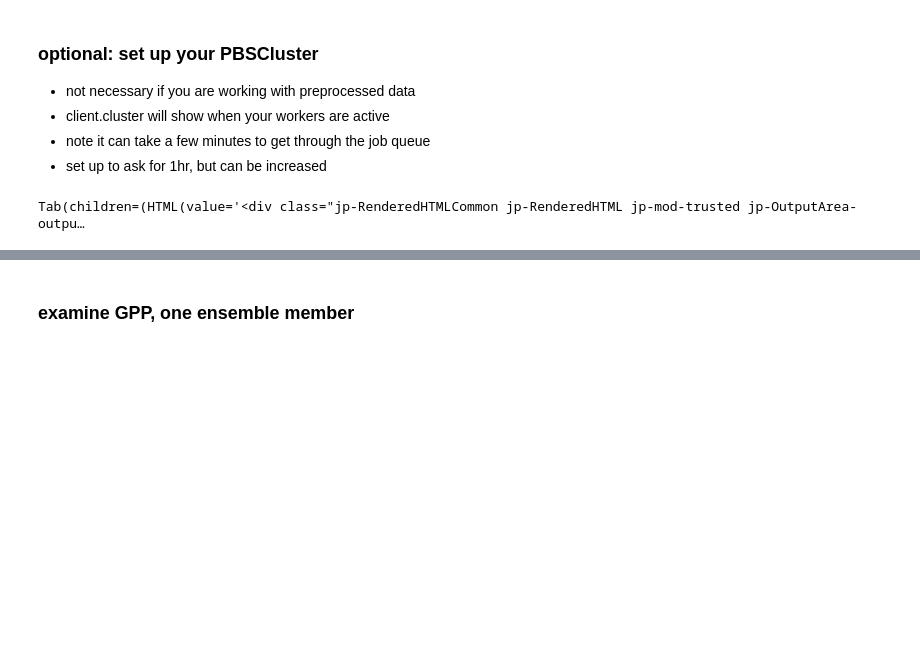
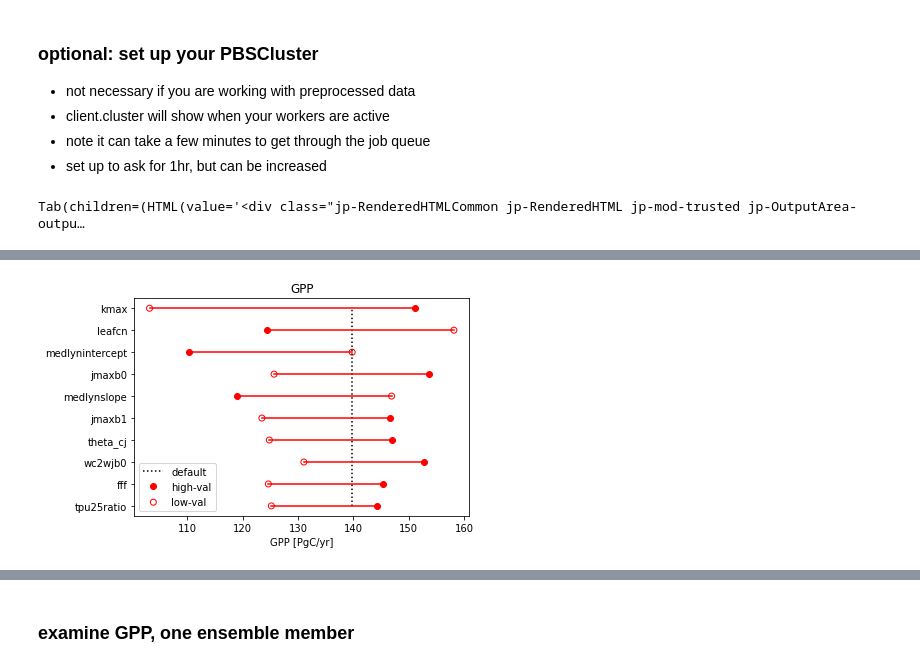
Before and after one commit to djk2120/ppe_tools, a Jupyter notebook: analysis/template.ipynb, the cells around one changed output, grey strips where cells are left out. Saved outputs shown, nothing was run; the diff lists cells and outputs as text; code cells hidden in the pictures; blank space fills up the shorter version.

```diff
--- a/analysis/template.ipynb
+++ b/analysis/template.ipynb
@@ -186,0 +93,4 @@ ds = get_ensemble(files,data_vars,keys,paramkey)
+# %%
+rank_plot(xglob,ds0,10)
+# %% [output]
+[figure, added]
```
Also changed, not shown: parts of 29 cells of this notebook, 1 other file.
